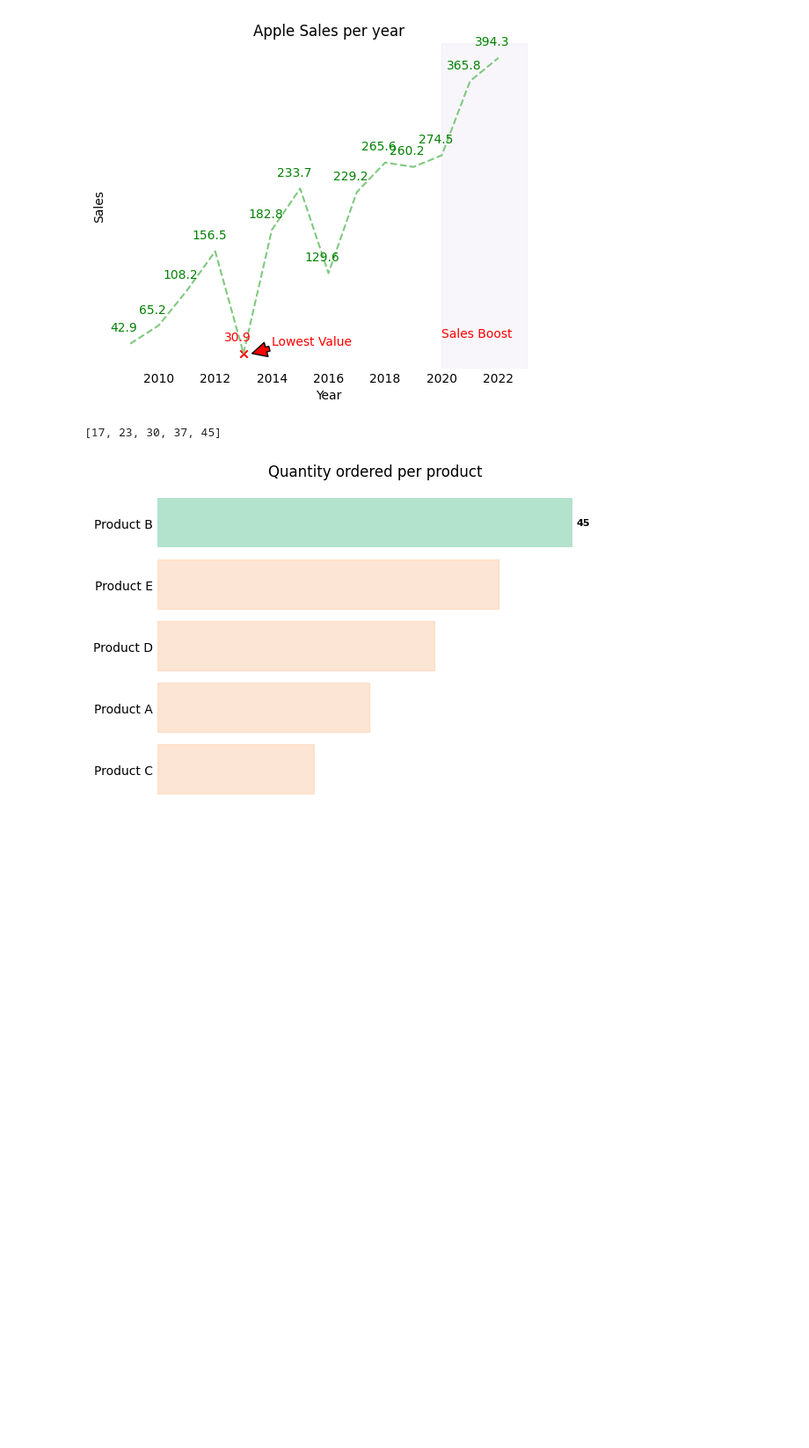
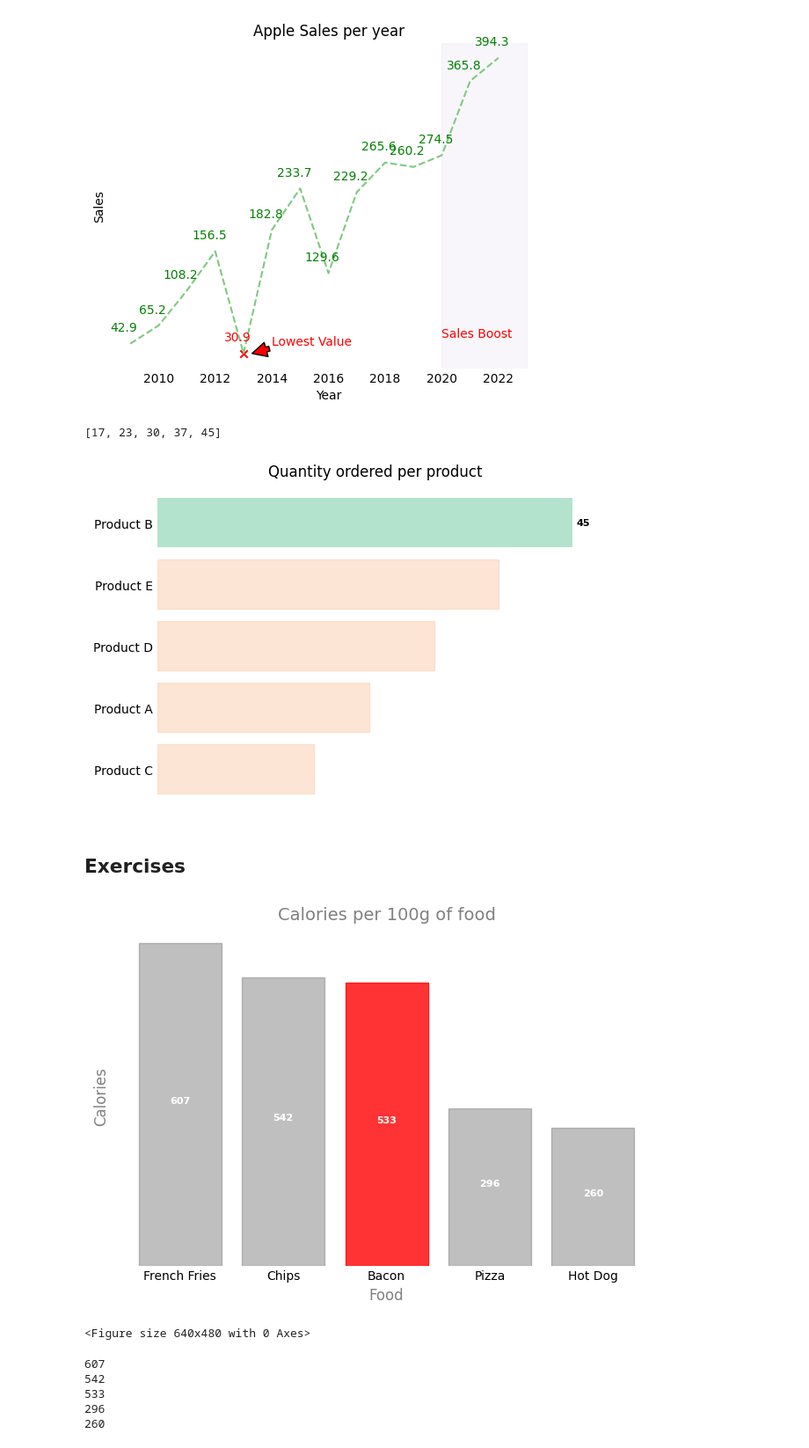
Before and after one commit to ErickVisone/DataScience, a Jupyter notebook: datascience/MatplotStudy.ipynb, the cells around one changed output. Shown at 88% size. Saved outputs shown, nothing was run; the diff lists cells and outputs as text; code cells hidden in the pictures; blank space fills up the shorter version.

Commit message:
add Image

```diff
--- a/datascience/MatplotStudy.ipynb
+++ b/datascience/MatplotStudy.ipynb
@@ -261,3 +261,79 @@ plt.title('Quantity ordered per product')
 plt.show()
 # %% [output]
 [figure]
+# %% [markdown]
+## Exercises
+# %%
+import matplotlib.pyplot as plt
+import pandas as pd
+import numpy as np
+from cycler import cycler
+
+calories_per_type = {
+    "French Fries": 607,
+    "Chips": 542,
+    "Bacon": 533,
+    "Pizza": 296,
+    "Hot Dog": 260
+}
+# %%
+# Creating list of items and colaries and sorting them using the zip function
+food_list = [ food for food in calories_per_type.keys()]
+calories_list = [calories for calories in calories_per_type.values()]
+
+sorted_data = sorted(list(zip(calories_list, food_list)))
+# %%
+#creating bar chart
+
+#Setting colors - not using in this exercise
+colors = plt.get_cmap('Pastel2').colors
+cycle = cycler('color', colors)
+plt.rc('axes', prop_cycle=cycle)
+
+#Creating the bars
+plt.figure(figsize=(8, 5))
+bars = plt.bar(food_list, calories_list, color='grey', alpha=0.5, )
+
+#Creating the labels
+labels = [ value for value in calories_list]
+plt.bar_label(bars, labels=labels, padding=3, fontsize=8, fontweight='bold', color='white', label_type='center')
+
+#Iterate over bars to ser specific color to bacon
+for i, bar in enumerate(bars):
+    if food_list[i] == 'Bacon':
+        bars[i].set_color('red')
+        bars[i].set_alpha(0.8)
+    else:
+        bars[i].set_color('grey')
+        bars[i].set_alpha(0.5)
+
+
+#Title
+plt.title('Calories per 100g of food', fontsize=14, color='grey')
+
+#Box Settings
+plt.box(False)
+
+#Labels
+plt.ylabel('Calories', fontsize=12, color='grey')
+plt.yticks([])
+plt.xlabel('Food', fontsize=12, color='grey')
+plt.tick_params(axis='x', size=0)
+plt.tick_params(axis='y', size=0)
+
+#Display Chart
+plt.show()
+
+plt.savefig('../Images/calories_per_100g.svg', dpi =300)
+# %% [output]
+[figure, added]
+<Figure size 640x480 with 0 Axes>
+# %%
+for bar in bars:
+    print(bar.get_height())
+# %% [output]
+607
+542
+533
+296
+260
```
Also changed, not shown: parts of 1 cell of this notebook, 1 other file.
